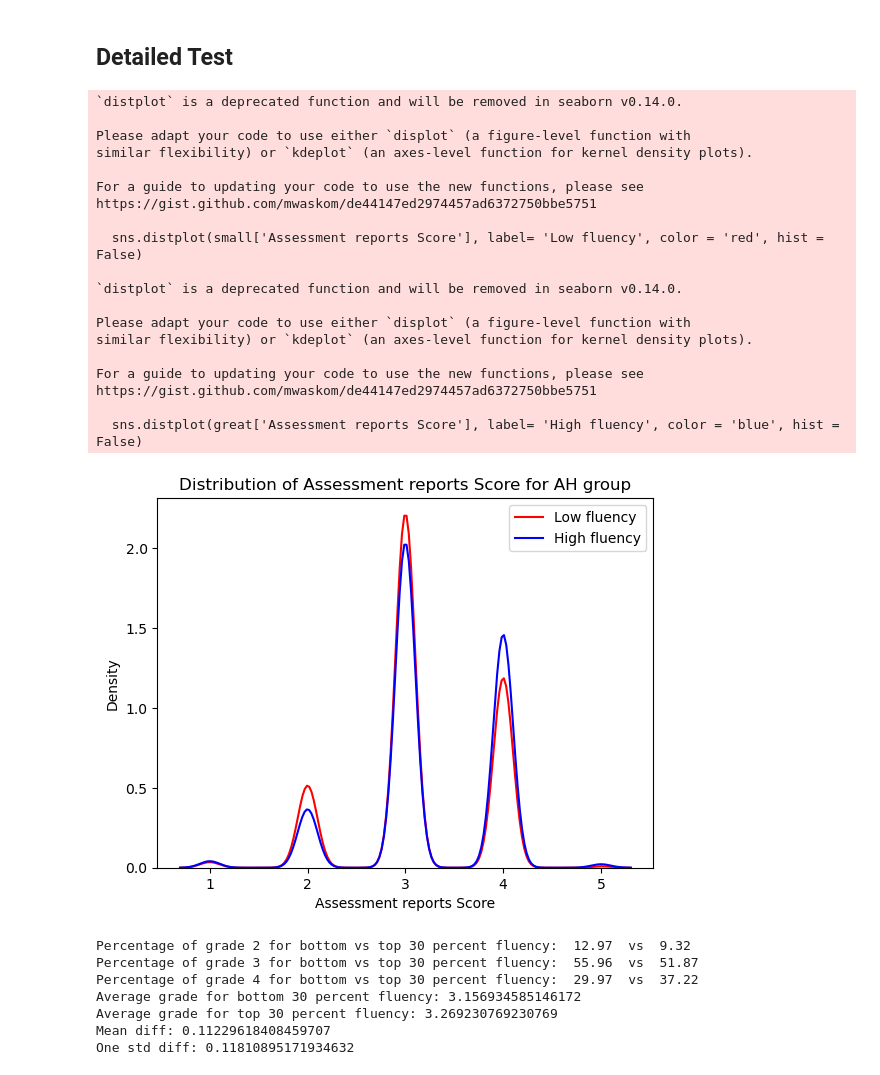
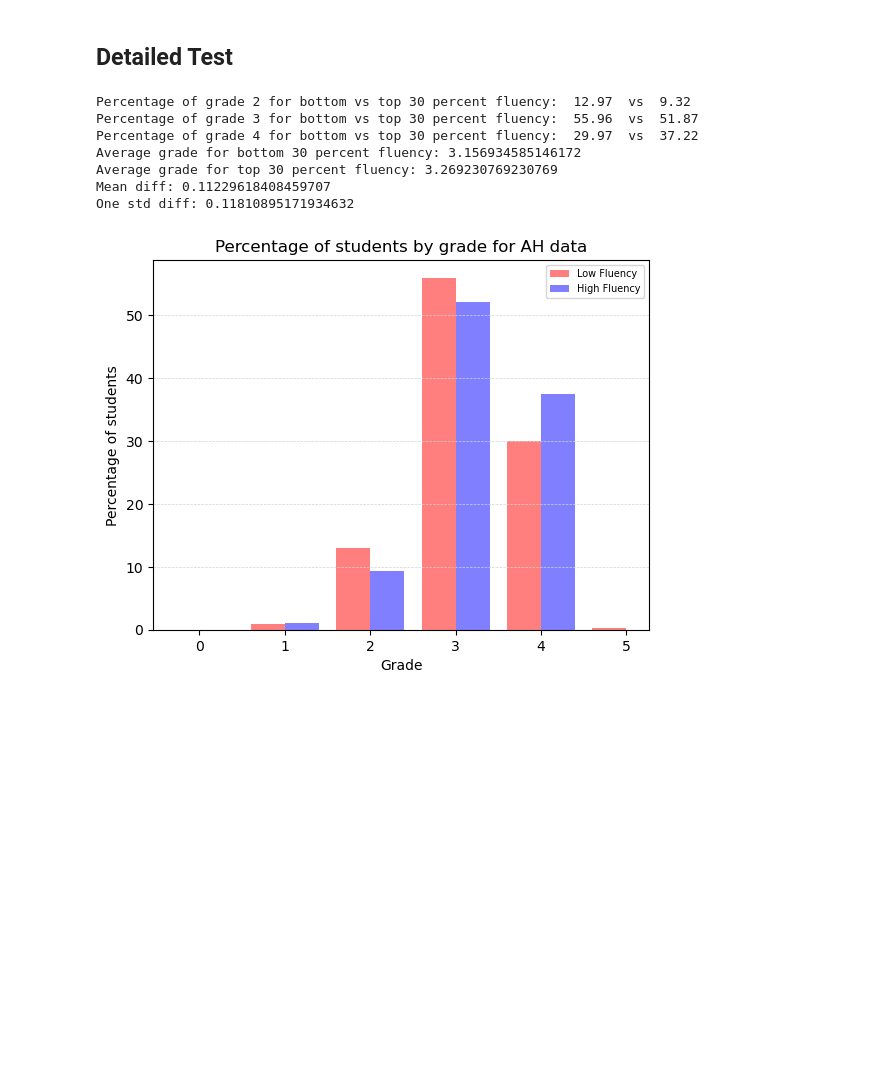
Before and after one commit to esther119/Understand-How-English-Fluency-Affects-Grade, a Jupyter notebook: College buckets.ipynb, the cells around one changed output. Cells and saved outputs as stored; diff of their text form; code cells hidden in the pictures; blank space fills up the shorter version.

Commit message:
use the rest data

```diff
--- a/College buckets.ipynb
+++ b/College buckets.ipynb
@@ -396,67 +396,55 @@ len(AH_data), len(CS_data), len(NS_data), len(SS_data)
 # %%
 def distribution_plot(input_texts, name):
     i30 = input_texts['dale_chall_readability_score'].quantile(0.3)
     i70 = input_texts['dale_chall_readability_score'].quantile(0.7)
 
     small = input_texts[input_texts['dale_chall_readability_score'].lt(i30)]
     great = input_texts[input_texts['dale_chall_readability_score'].gt(i70)]
 
-    fig, ax = plt.subplots()
-    sns.distplot(small['Assessment reports Score'], label= 'Low fluency', color = 'red', hist = False)
-    sns.distplot(great['Assessment reports Score'], label= 'High fluency', color = 'blue', hist = False)
-    # sns.histplot(small['Assessment reports Score'], label= 'Low fluency', color = 'red', kde=True, ax=ax)
-    # sns.histplot(great['Assessment reports Score'], label= 'High fluency', color = 'blue', kde=True, ax=ax)
-    plt.title(f'Distribution of Assessment reports Score for {name} group')
-    plt.legend()
-    plt.show()
+    x = small['Assessment reports Score']
+    y = great['Assessment reports Score']
+    bins1 = [0.3,1.3,2.3,3.3,4.3,5.3]
+    bins2 = [-0.7,0.7,1.7,2.7,3.7,4.7]
+    bin_counts, _, _ = plt.hist(x, color='r', alpha=0.5, bins = bins1, rwidth= 0.4, density = True, label = 'Low Fluency')
+    bin_percentages = bin_counts / bin_counts.sum() * 100
+    y_ticks = np.arange(0, 70 + 1, 10)
+    plt.yticks(y_ticks / 100, y_ticks)
+
+    plt.hist(y, color='b', alpha=0.5, bins = bins2, rwidth = 0.4, density = True, label = 'High Fluency')
+    plt.legend(loc='upper right',prop={'size': 7})
+    plt.grid(axis='y', linewidth=0.5, linestyle='dashed', color='lightgray')
+    plt.ylabel('Percentage of students')
+    plt.xlabel('Grade')
+    plt.title(f'Percentage of students by grade for {name} data')
 
     small2 = sum([small['Assessment reports Score'] == 2]).sum() / len(small) * 100
     small3 = sum([small['Assessment reports Score'] == 3]).sum() / len(small) * 100
     small4 = sum([small['Assessment reports Score'] == 4]).sum() / len(small) * 100
 
     great2 = sum([great['Assessment reports Score'] == 2]).sum() / len(great) * 100
     great3 = sum([great['Assessment reports Score'] == 3]).sum() / len(great) * 100
     great4 = sum([great['Assessment reports Score'] == 4]).sum() / len(great) * 100
 
     print("Percentage of grade 2 for bottom vs top 30 percent fluency: ", small2.round(2), ' vs ', great2.round(2))
     print("Percentage of grade 3 for bottom vs top 30 percent fluency: ", small3.round(2),' vs ', great3.round(2))
     print("Percentage of grade 4 for bottom vs top 30 percent fluency: ", small4.round(2),' vs ', great4.round(2))
 
     print(f'Average grade for bottom 30 percent fluency: {small["Assessment reports Score"].mean()}')
     print(f'Average grade for top 30 percent fluency: {great["Assessment reports Score"].mean()}')
 
     print("Mean diff:", great['Assessment reports Score'].mean() - small['Assessment reports Score'].mean())
     print("One std diff:", great['Assessment reports Score'].mean() + great['Assessment reports Score'].std() - (small['Assessment reports Score'].mean() + small['Assessment reports Score'].std()))
 
 distribution_plot(AH_data, 'AH')
 # %% [output]
-`distplot` is a deprecated function and will be removed in seaborn v0.14.0.
-
-Please adapt your code to use either `displot` (a figure-level function with
-similar flexibility) or `kdeplot` (an axes-level function for kernel density plots).
-
-For a guide to updating your code to use the new functions, please see
-https://gist.github.com/mwaskom/de44147ed2974457ad6372750bbe5751
-
-  sns.distplot(small['Assessment reports Score'], label= 'Low fluency', color = 'red', hist = False)
-
-`distplot` is a deprecated function and will be removed in seaborn v0.14.0.
-
-Please adapt your code to use either `displot` (a figure-level function with
-similar flexibility) or `kdeplot` (an axes-level function for kernel density plots).
-
-For a guide to updating your code to use the new functions, please see
-https://gist.github.com/mwaskom/de44147ed2974457ad6372750bbe5751
-
-  sns.distplot(great['Assessment reports Score'], label= 'High fluency', color = 'blue', hist = False)
+Percentage of grade 2 for bottom vs top 30 percent fluency:  12.97  vs  9.32
+Percentage of grade 3 for bottom vs top 30 percent fluency:  55.96  vs  51.87
+Percentage of grade 4 for bottom vs top 30 percent fluency:  29.97  vs  37.22
+Average grade for bottom 30 percent fluency: 3.156934585146172
+Average grade for top 30 percent fluency: 3.269230769230769
+Mean diff: 0.11229618408459707
+One std diff: 0.11810895171934632
-[figure, old version]
+[figure, new version]
-Percentage of grade 2 for bottom vs top 30 percent fluency:  12.97  vs  9.32
-Percentage of grade 3 for bottom vs top 30 percent fluency:  55.96  vs  51.87
-Percentage of grade 4 for bottom vs top 30 percent fluency:  29.97  vs  37.22
-Average grade for bottom 30 percent fluency: 3.156934585146172
-Average grade for top 30 percent fluency: 3.269230769230769
-Mean diff: 0.11229618408459707
-One std diff: 0.11810895171934632
 # %%
 distribution_plot(CS_data, 'CS')
 # %% [output]
```
Also changed, not shown: parts of 3 cells of this notebook.
